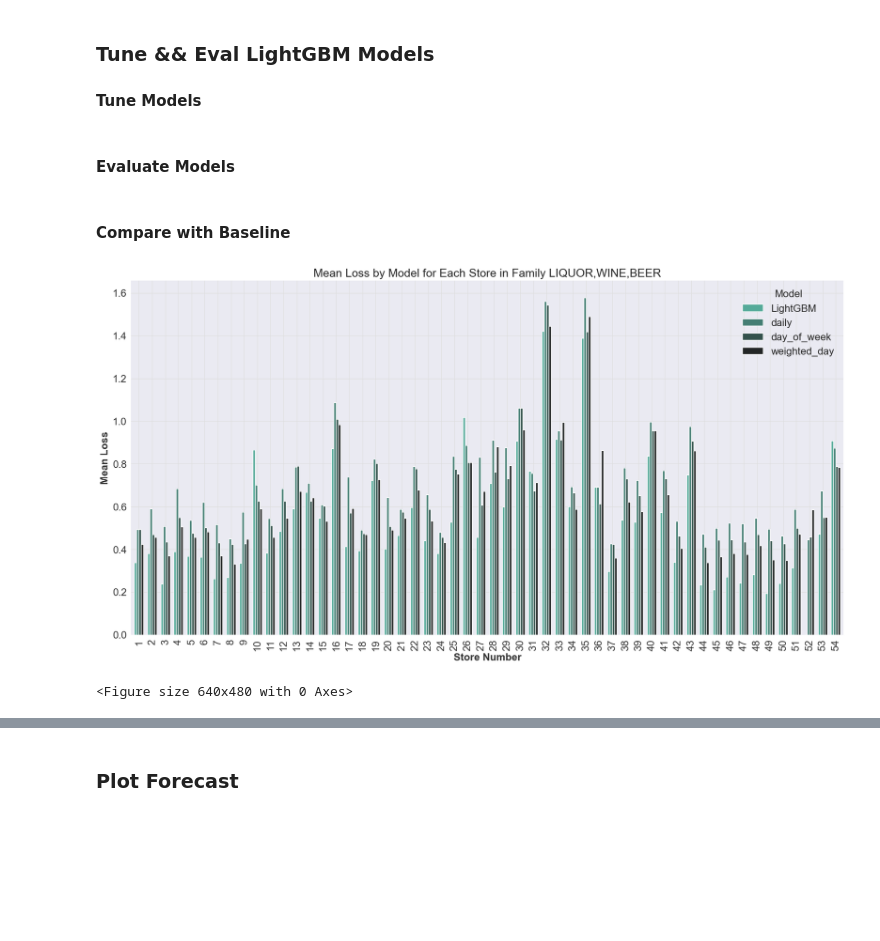
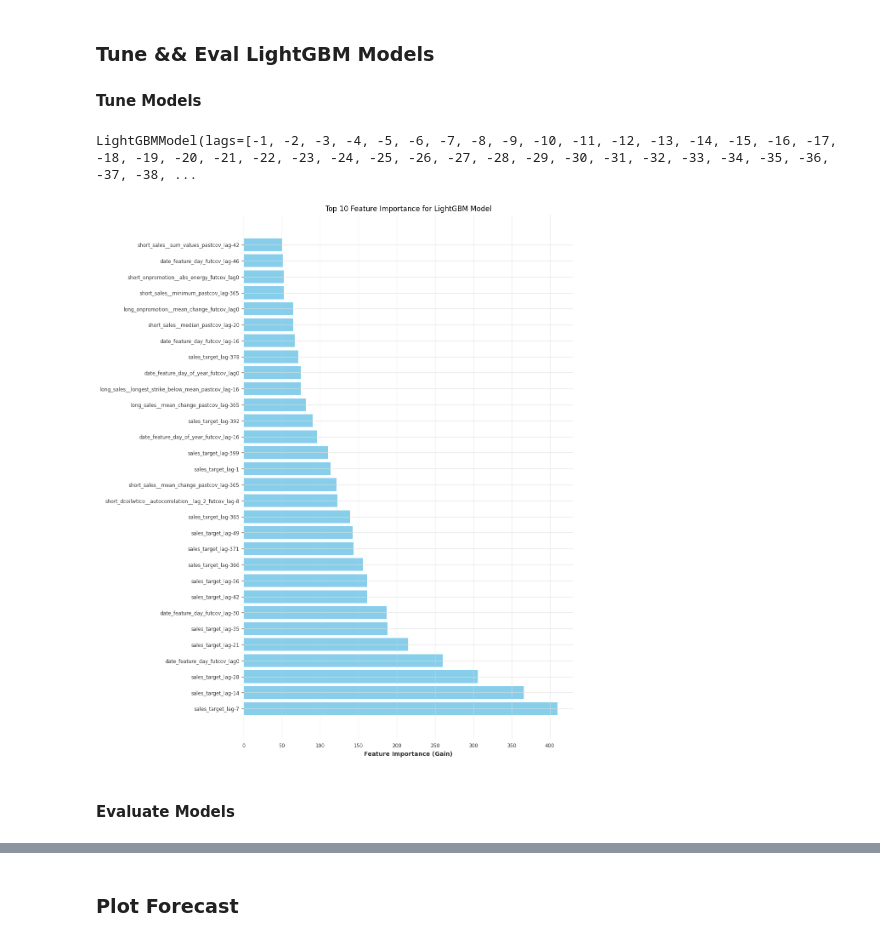
Before and after one commit to Tikhon-Radkevich/Store-Sales, a Jupyter notebook: notebooks/light_gbm/darts_light_gbm_implementation.ipynb, the cells around one changed output, grey strips where cells are left out. Drawn from its saved outputs; the diff is of its cells as text; code cells hidden in the pictures; blank space fills up the shorter version.

```diff
--- a/notebooks/light_gbm/darts_light_gbm_implementation.ipynb
+++ b/notebooks/light_gbm/darts_light_gbm_implementation.ipynb
@@ -363,6 +239,7 @@ cat_static_covs = ["city", "state", "type", "cluster", "store_nbr"]
 cat_future_covs = []
 
 param_suggestor = FamilyLightGBMModelParams(
+    lags=sales_lags,
     lags_future_covariates=lags_future_covariates,
     lags_past_covariates=lags_past_covariates,
     categorical_static_covariates=cat_static_covs,
@@ -370,12 +247,39 @@ param_suggestor = FamilyLightGBMModelParams(
 )
 # %%
 tuner = LightGBMModelTuner(
-    dataset=family_datasets, families=families, param_suggestor=param_suggestor
+    family_datasets=family_datasets, families=families, param_suggestor=param_suggestor
 )
 # %%
-tuner.run_parallel_tune(n_jobs=1, eval_stride=5, n_trials=5)
+tuner.run_parallel_tune(
+    evaluate_range=VALIDATION_DATE_RANGE, n_jobs=2, eval_stride=5, n_trials=20
+)
 # %%
-best_lgb_models = tuner.fit_best(n_jobs=1)
+best_lgb_models = tuner.fit_best(n_jobs=2)
+# %%
+best_lgb_models["LIQUOR,WINE,BEER"]
+# %% [output]
+LightGBMModel(lags=[-1, -2, -3, -4, -5, -6, -7, -8, -9, -10, -11, -12, -13, -14, -15, -16, -17, -18, -19, -20, -21, -22, -23, -24, -25, -26, -27, -28, -29, -30, -31, -32, -33, -34, -35, -36, -37, -38, ...
+# %%
+import matplotlib.pyplot as plt
+import numpy as np
+
+lgb_model = best_lgb_models["MEATS"]
+
+feature_importances = lgb_model.model.feature_importances_
+feature_names = lgb_model.lagged_feature_names
+
+top_indices = np.argsort(feature_importances)[-30:]
+top_feature_importances = feature_importances[top_indices]
+top_feature_names = np.array(feature_names)[top_indices]
+
+plt.figure(figsize=(10, 16))
+plt.barh(top_feature_names, top_feature_importances, color="skyblue")
+plt.xlabel("Feature Importance (Gain)")
+plt.title("Top 10 Feature Importance for LightGBM Model")
+plt.gca().invert_yaxis()
+plt.show()
+# %% [output]
+[figure, added]
 # %% [markdown]
 #### Evaluate Models
 # %%
@@ -386,5 +290,3 @@ eval_family_losses = evaluate(
     stride=1,
     parallel=True,
 )
-# %% [markdown]
-#### Compare with Baseline
@@ -393,5 +292,0 @@ baseline.add_lightgbm_loss(eval_family_losses.copy(), "LightGBM")
-# %%
-baseline.make_family_loss_plot(family="LIQUOR,WINE,BEER")
-# %% [output]
-[figure, removed]
-<Figure size 640x480 with 0 Axes>
```
Also changed, not shown: parts of 51 cells of this notebook.
